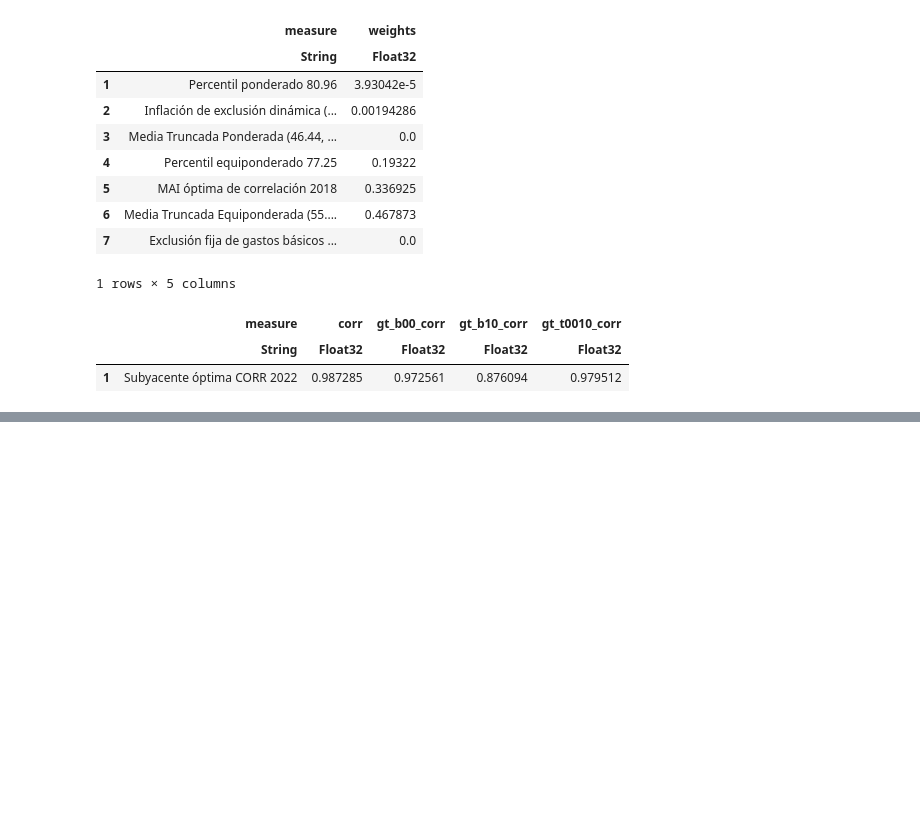
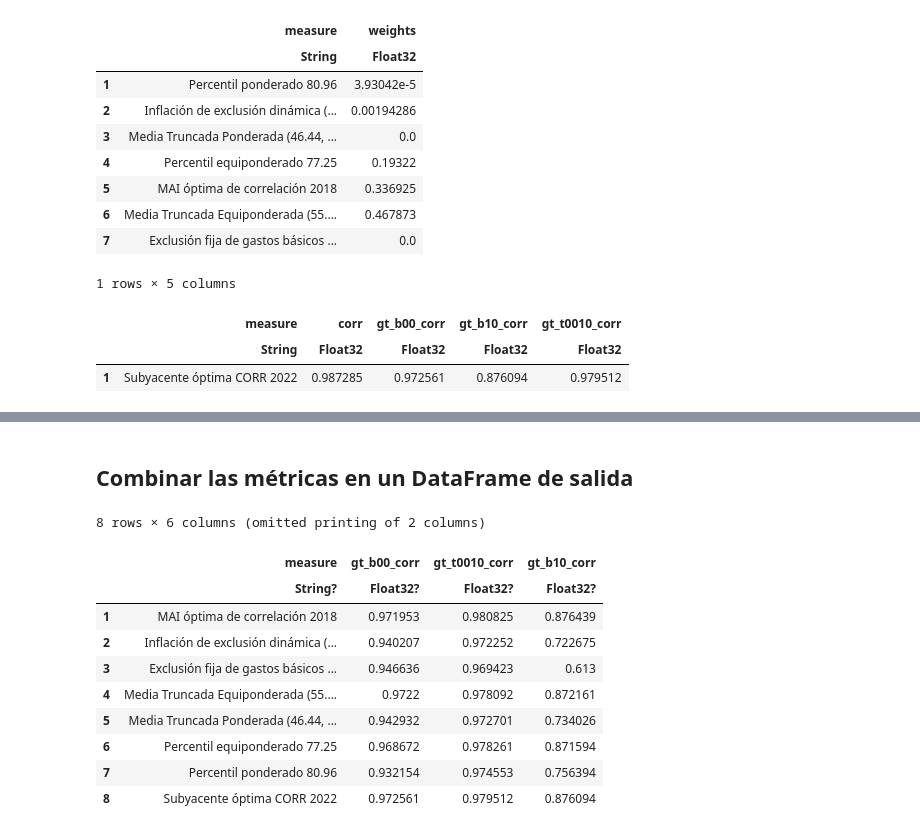
Before and after one commit to DIE-BG/HEMI.jl, a Jupyter notebook: notebooks/historic-combination-metrics/corr-combination-metrics.ipynb, the cells around one changed output, grey strips where cells are left out. Saved outputs shown, nothing was run; the diff lists cells and outputs as text; code cells hidden in the pictures; blank space fills up the shorter version.

```diff
--- a/notebooks/historic-combination-metrics/corr-combination-metrics.ipynb
+++ b/notebooks/historic-combination-metrics/corr-combination-metrics.ipynb
@@ -118,0 +137,11 @@ select(comb_metrics_df, :measure, r"corr")
+# %%
+## Directorios de resultados
+config_savepath = datadir("results", "corr-combination", "Esc-F18")
+tray_dir = datadir(config_savepath, "tray_infl")
+
+# CountryStructure con datos hasta período de evaluación
+gtdata_eval = gtdata[Date(2018, 12)]
+
+# DataFrame con resultados de evaluación hasta dic-18
+df_results = collect_results(config_savepath)
+df_results
@@ -118,0 +198,25 @@ select(comb_metrics_df, :measure, r"corr")
+# %%
+# Obtener el parámetro
+resamplefn = df_results[1, :resamplefn]
+trendfn = df_results[1, :trendfn]
+paramfn = df_results[1, :paramfn]
+param = InflationParameter(paramfn, resamplefn, trendfn)
+tray_infl_pob = param(gtdata_eval);
+# %%
+# Pesos de la combinación óptima
+corr_weights = combine_df.weights
+
+EVAL_PERIODS = [EvalPeriod(Date(2001, 12), Date(2018, 12), "opt18")]
+
+comb_metrics = mapreduce(merge, EVAL_PERIODS) do period
+    # Ventana de evaluación
+    eval_window = eval_periods(gtdata_eval, period)
+    # Trayectorias combinadas
+    tray_infl_opt = sum(tray_infl[eval_window, :, :] .* corr_weights', dims=2)
+    metrics = eval_metrics(tray_infl_opt, tray_infl_pob[eval_window], prefix = period_tag(period))
+end
+
+# Obtener un DataFrame de métricas de la combinación lineal CORR
+comb_metrics_df = DataFrame(comb_metrics)
+comb_metrics_df[!, :measure] .= measure_name(optcorr2022)
+select(comb_metrics_df, :measure, r"corr")
@@ -118,0 +228,6 @@ select(comb_metrics_df, :measure, r"corr")
+# %%
+# Combinar todas las métricas en período de optimización
+optim_period_df = [
+    select(df_results, :measure, :corr => :opt18_corr);
+    select(comb_metrics_df, :measure, r"corr")
+]
@@ -118,0 +246,16 @@ select(comb_metrics_df, :measure, r"corr")
+# %% [markdown]
+## Combinar las métricas en un DataFrame de salida
+# %%
+final_df = leftjoin(historic_df, optim_period_df, on=:measure)
+# %% [output]
+8 rows × 6 columns (omitted printing of 2 columns)
+|  | measure | gt_b00_corr | gt_t0010_corr | gt_b10_corr |
+|  | String? | Float32? | Float32? | Float32? |
+| 1 | MAI óptima de correlación 2018 | 0.971953 | 0.980825 | 0.876439 |
+| 2 | Inflación de exclusión dinámica (... | 0.940207 | 0.972252 | 0.722675 |
+| 3 | Exclusión fija de gastos básicos ... | 0.946636 | 0.969423 | 0.613 |
+| 4 | Media Truncada Equiponderada (55.... | 0.9722 | 0.978092 | 0.872161 |
+| 5 | Media Truncada Ponderada (46.44, ... | 0.942932 | 0.972701 | 0.734026 |
+| 6 | Percentil equiponderado 77.25 | 0.968672 | 0.978261 | 0.871594 |
+| 7 | Percentil ponderado 80.96 | 0.932154 | 0.974553 | 0.756394 |
+| 8 | Subyacente óptima CORR 2022 | 0.972561 | 0.979512 | 0.876094 |
```
Also changed, not shown: parts of 14 cells of this notebook, 2 other files.
